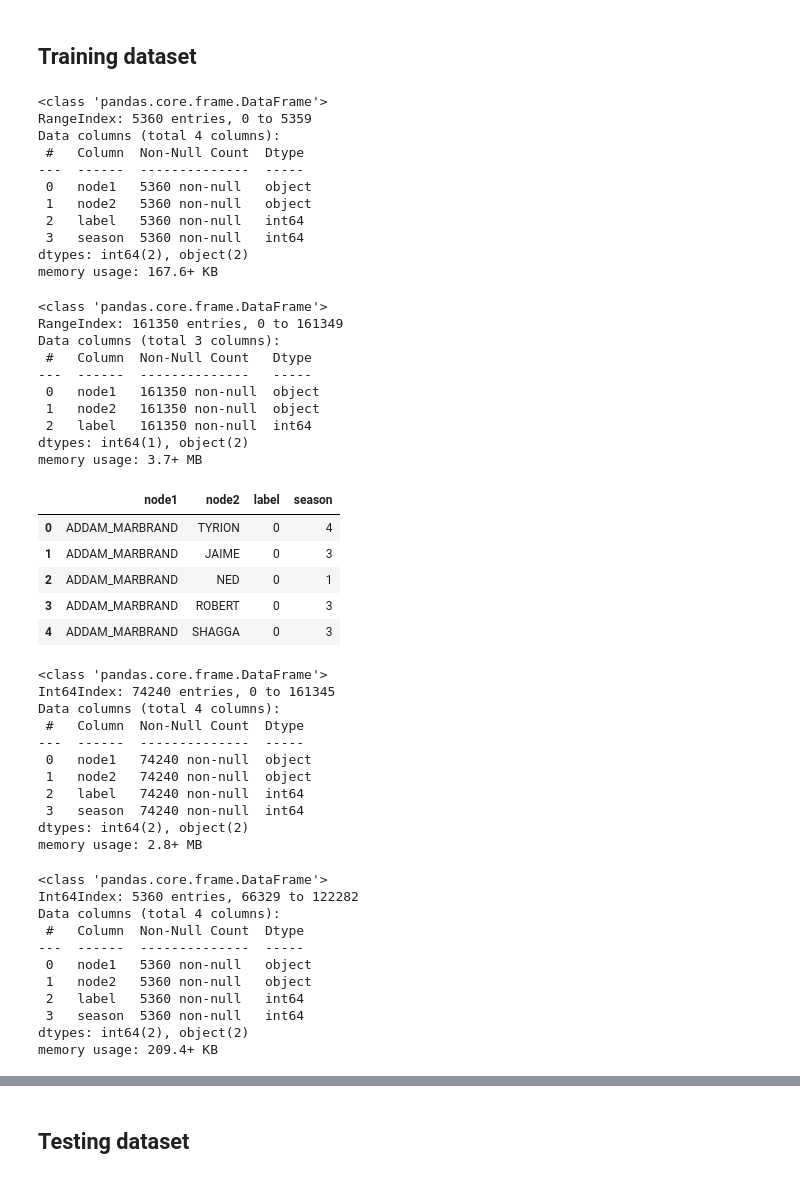
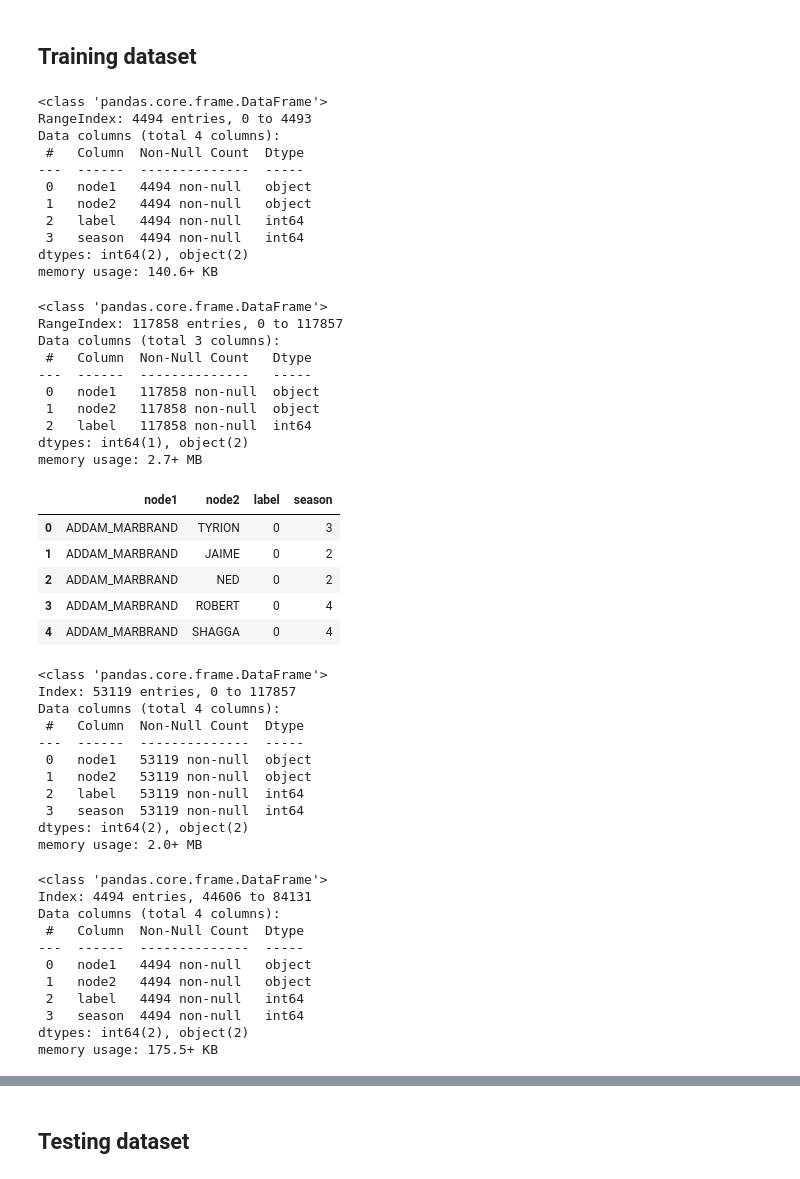
Before and after one commit to vaishnavdilip/Game_of_graphs, a Jupyter notebook: notebooks/Link_Prediction.ipynb, the cells around one changed output, grey strips where cells are left out. Cells and saved outputs as stored; diff of their text form; code cells hidden in the pictures.

```diff
--- a/notebooks/Link_Prediction.ipynb
+++ b/notebooks/Link_Prediction.ipynb
@@ -1,7 +1,7 @@
 # %%
 from py2neo import Graph
 import pandas as pd
-graph = Graph("bolt://localhost:7687", auth=("superman", "pizzapep"))
+graph = Graph("bolt://localhost:7687", auth=("neo4j", "neo4jneo4j"))
 # %% [markdown]
 # Building testing and training set
 # %% [markdown]
@@ -9,61 +9,61 @@ graph = Graph("bolt://localhost:7687", auth=("superman", "pizzapep"))
 # %%
 # Find positive examples
 train_existing_links = graph.run("""
-MATCH (n:Person)-[r:INTERACTS_1|INTERACTS_2|INTERACTS_3|INTERACTS_4|INTERACTS_5]-(p:Person)
+MATCH (n:Person)-[r:INTERACTS_1|INTERACTS_2|INTERACTS_3|INTERACTS_4]-(p:Person)
 RETURN n.id AS node1, p.id AS node2, 1 AS label, r.season AS season
 """).to_data_frame()
 # %%
 train_existing_links.info()
 # %% [output]
 <class 'pandas.core.frame.DataFrame'>
-RangeIndex: 5360 entries, 0 to 5359
+RangeIndex: 4494 entries, 0 to 4493
 Data columns (total 4 columns):
  #   Column  Non-Null Count  Dtype
 ---  ------  --------------  -----
- 0   node1   5360 non-null   object
- 1   node2   5360 non-null   object
- 2   label   5360 non-null   int64
- 3   season  5360 non-null   int64
+ 0   node1   4494 non-null   object
+ 1   node2   4494 non-null   object
+ 2   label   4494 non-null   int64
+ 3   season  4494 non-null   int64
 dtypes: int64(2), object(2)
-memory usage: 167.6+ KB
+memory usage: 140.6+ KB
 # %%
 # Find negative examples
 train_missing_links = graph.run("""
 MATCH (n:Person)
-WHERE (n:Person)-[:INTERACTS_1|INTERACTS_2|INTERACTS_3|INTERACTS_4|INTERACTS_5]-()
-MATCH (n:Person)-[r:INTERACTS_1|INTERACTS_2|INTERACTS_3|INTERACTS_4|INTERACTS_5*1..2]-(p:Person)
-WHERE not((n:Person)-[:INTERACTS_1|INTERACTS_2|INTERACTS_3|INTERACTS_4|INTERACTS_5]-(p:Person))
+WHERE (n:Person)-[:INTERACTS_1|INTERACTS_2|INTERACTS_3|INTERACTS_4]-()
+MATCH (n:Person)-[r:INTERACTS_1|INTERACTS_2|INTERACTS_3|INTERACTS_4*1..2]-(p:Person)
+WHERE not((n:Person)-[:INTERACTS_1|INTERACTS_2|INTERACTS_3|INTERACTS_4]-(p:Person))
 RETURN n.id AS node1, p.id AS node2, 0 AS label
 """).to_data_frame()
 # %%
 train_missing_links.info()
 # %% [output]
 <class 'pandas.core.frame.DataFrame'>
-RangeIndex: 161350 entries, 0 to 161349
+RangeIndex: 117858 entries, 0 to 117857
 Data columns (total 3 columns):
  #   Column  Non-Null Count   Dtype
 ---  ------  --------------   -----
- 0   node1   161350 non-null  object
- 1   node2   161350 non-null  object
- 2   label   161350 non-null  int64
+ 0   node1   117858 non-null  object
+ 1   node2   117858 non-null  object
+ 2   label   117858 non-null  int64
 dtypes: int64(1), object(2)
-memory usage: 3.7+ MB
+memory usage: 2.7+ MB
 # %%
 import random
 randomlist = []
-for i in range(0,161350):
-    n = random.randint(1,5)
+for i in range(0,117858):
+    n = random.randint(1,4)
     randomlist.append(n)
 #print(randomlist)
 train_missing_links['season']=randomlist
 train_missing_links.head(5)
 # %% [output]
 |  | node1 | node2 | label | season |
-| 0 | ADDAM_MARBRAND | TYRION | 0 | 4 |
-| 1 | ADDAM_MARBRAND | JAIME | 0 | 3 |
-| 2 | ADDAM_MARBRAND | NED | 0 | 1 |
-| 3 | ADDAM_MARBRAND | ROBERT | 0 | 3 |
-| 4 | ADDAM_MARBRAND | SHAGGA | 0 | 3 |
+| 0 | ADDAM_MARBRAND | TYRION | 0 | 3 |
+| 1 | ADDAM_MARBRAND | JAIME | 0 | 2 |
+| 2 | ADDAM_MARBRAND | NED | 0 | 2 |
+| 3 | ADDAM_MARBRAND | ROBERT | 0 | 4 |
+| 4 | ADDAM_MARBRAND | SHAGGA | 0 | 4 |
 # %%
 # Remove duplicates
 train_missing_links = train_missing_links.drop_duplicates()
@@ -71,16 +71,16 @@ train_missing_links = train_missing_links.drop_duplicates()
 train_missing_links.info()
 # %% [output]
 <class 'pandas.core.frame.DataFrame'>
-Int64Index: 74240 entries, 0 to 161345
+Index: 53119 entries, 0 to 117857
 Data columns (total 4 columns):
  #   Column  Non-Null Count  Dtype
 ---  ------  --------------  -----
- 0   node1   74240 non-null  object
- 1   node2   74240 non-null  object
- 2   label   74240 non-null  int64
- 3   season  74240 non-null  int64
+ 0   node1   53119 non-null  object
+ 1   node2   53119 non-null  object
+ 2   label   53119 non-null  int64
+ 3   season  53119 non-null  int64
 dtypes: int64(2), object(2)
-memory usage: 2.8+ MB
+memory usage: 2.0+ MB
 # %%
 # Down sample negative examples
 train_missing_links = train_missing_links.sample(
@@ -89,15 +89,15 @@ train_missing_links = train_missing_links.sample(
 train_missing_links.info()
 # %% [output]
 <class 'pandas.core.frame.DataFrame'>
-Int64Index: 5360 entries, 66329 to 122282
+Index: 4494 entries, 44606 to 84131
 Data columns (total 4 columns):
  #   Column  Non-Null Count  Dtype
 ---  ------  --------------  -----
- 0   node1   5360 non-null   object
- 1   node2   5360 non-null   object
- 2   label   5360 non-null   int64
- 3   season  5360 non-null   int64
+ 0   node1   4494 non-null   object
+ 1   node2   4494 non-null   object
+ 2   label   4494 non-null   int64
+ 3   season  4494 non-null   int64
 dtypes: int64(2), object(2)
-memory usage: 209.4+ KB
+memory usage: 175.5+ KB
 # %%
 # Create DataFrame from positive and negative examples
```
Also changed, not shown: parts of 50 cells of this notebook, 3 other files.
